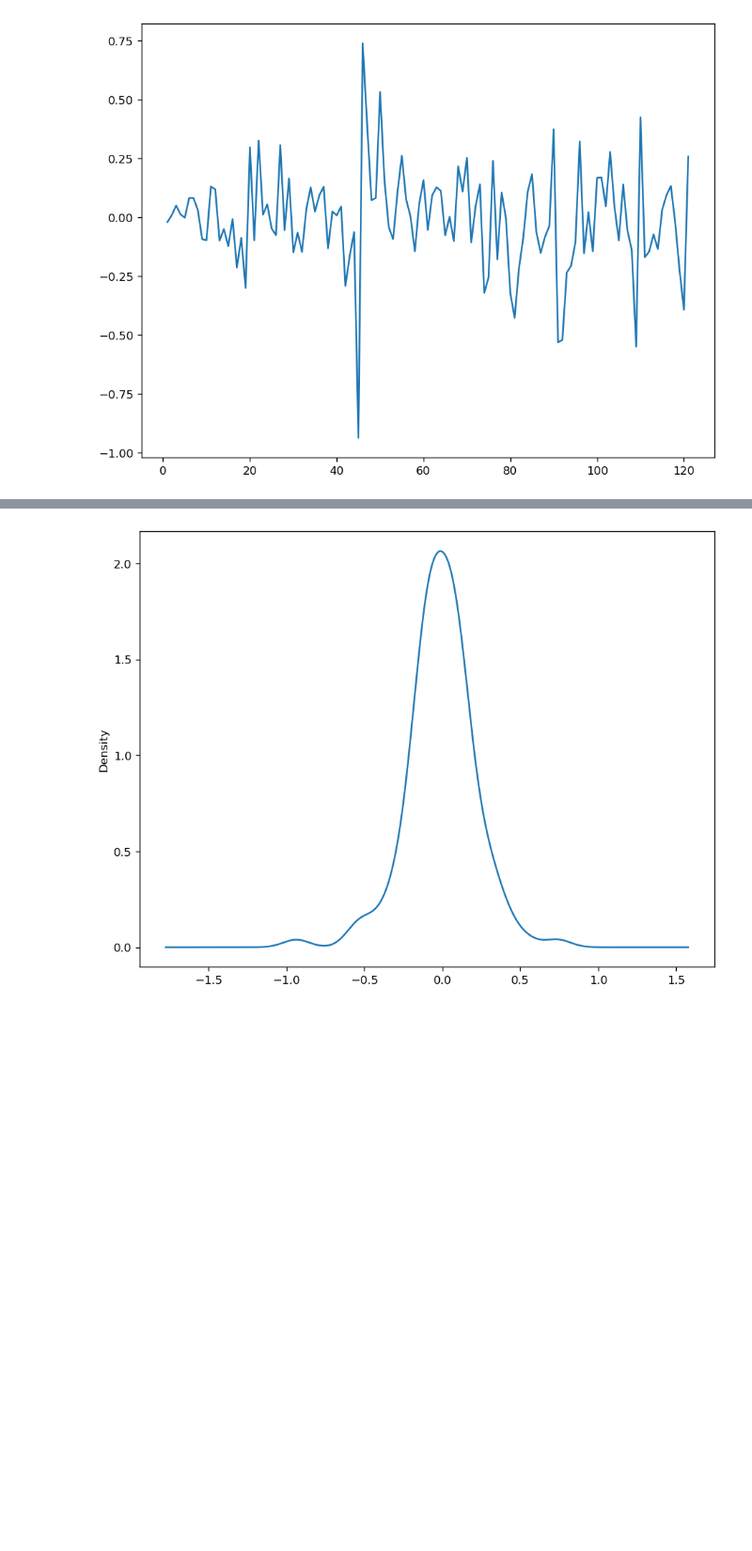
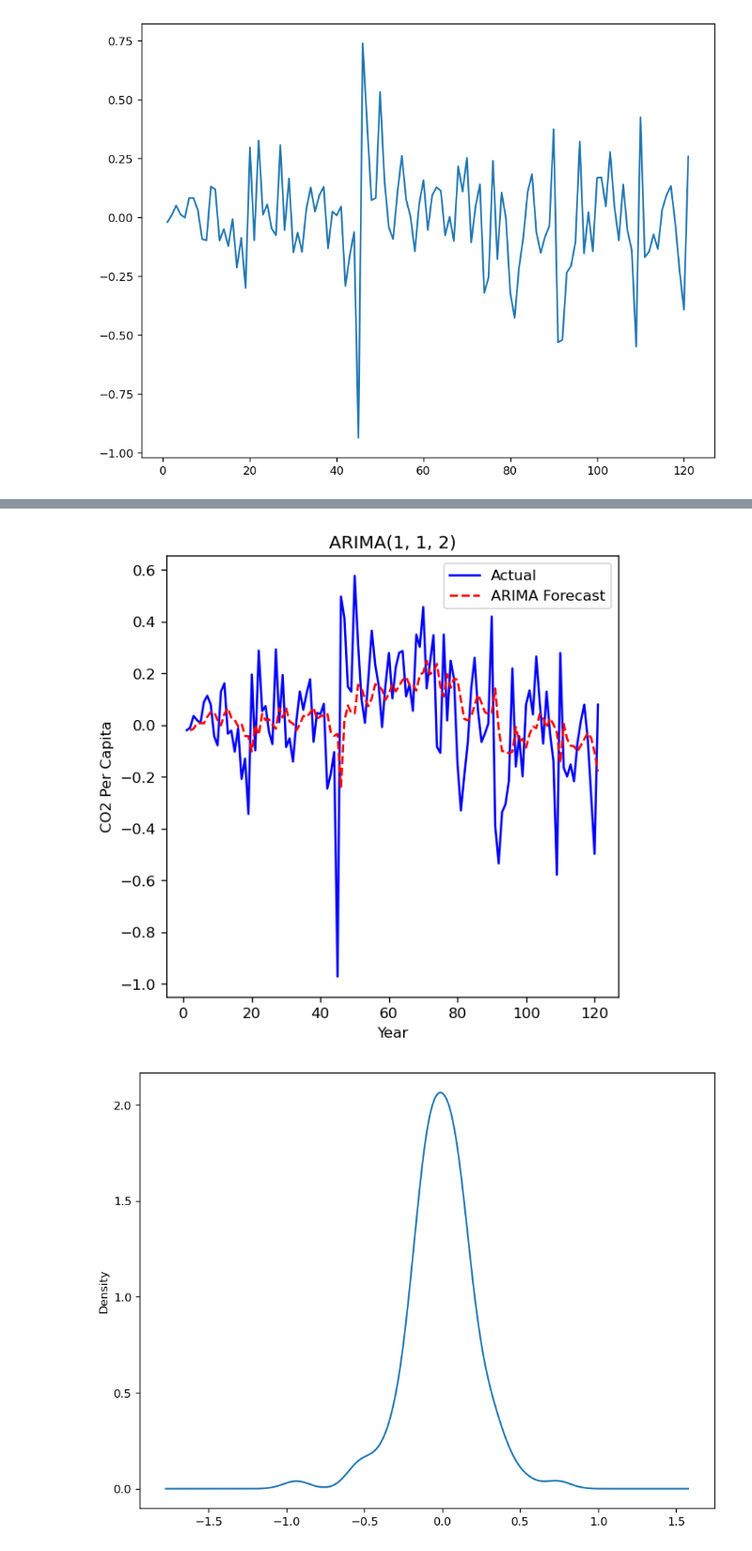
Before and after one commit to L-dos-Santos/final-project, a Jupyter notebook: Final Project.ipynb, the cells around one changed output, grey strips where cells are left out. Shown: that part at 94% size. Drawn from its saved outputs; the diff is of its cells as text; code cells hidden in the pictures; blank space fills up the shorter version.

```diff
--- a/Final Project.ipynb
+++ b/Final Project.ipynb
@@ -492,3 +543,19 @@ pyplot.show();
+# %%
+# Declare the objects f and array axarr
+f, axarr = plt.subplots(1, sharex=True)
+f.set_size_inches(5.5, 5.5)
+
+# Ignore first two rows because of difference factor d = 2
+df['co2_per_capita_diff'].iloc[2:].plot(color='b', linestyle='-', ax=axarr, label='Actual')
+df['Arima'].iloc[2:].plot(color='r', linestyle='--', ax=axarr, label='ARIMA Forecast')
+axarr.set_title('ARIMA(1, 1, 2)')
+axarr.set_xlabel('Year')
+axarr.set_ylabel('CO2 Per Capita')
+axarr.legend()  # Add legend
+
+plt.show()
+# %% [output]
+[figure, added]
 # %%
 # density plot of residuals
 residuals.plot(kind='kde')
```
Also changed, not shown: parts of 7 cells of this notebook.
